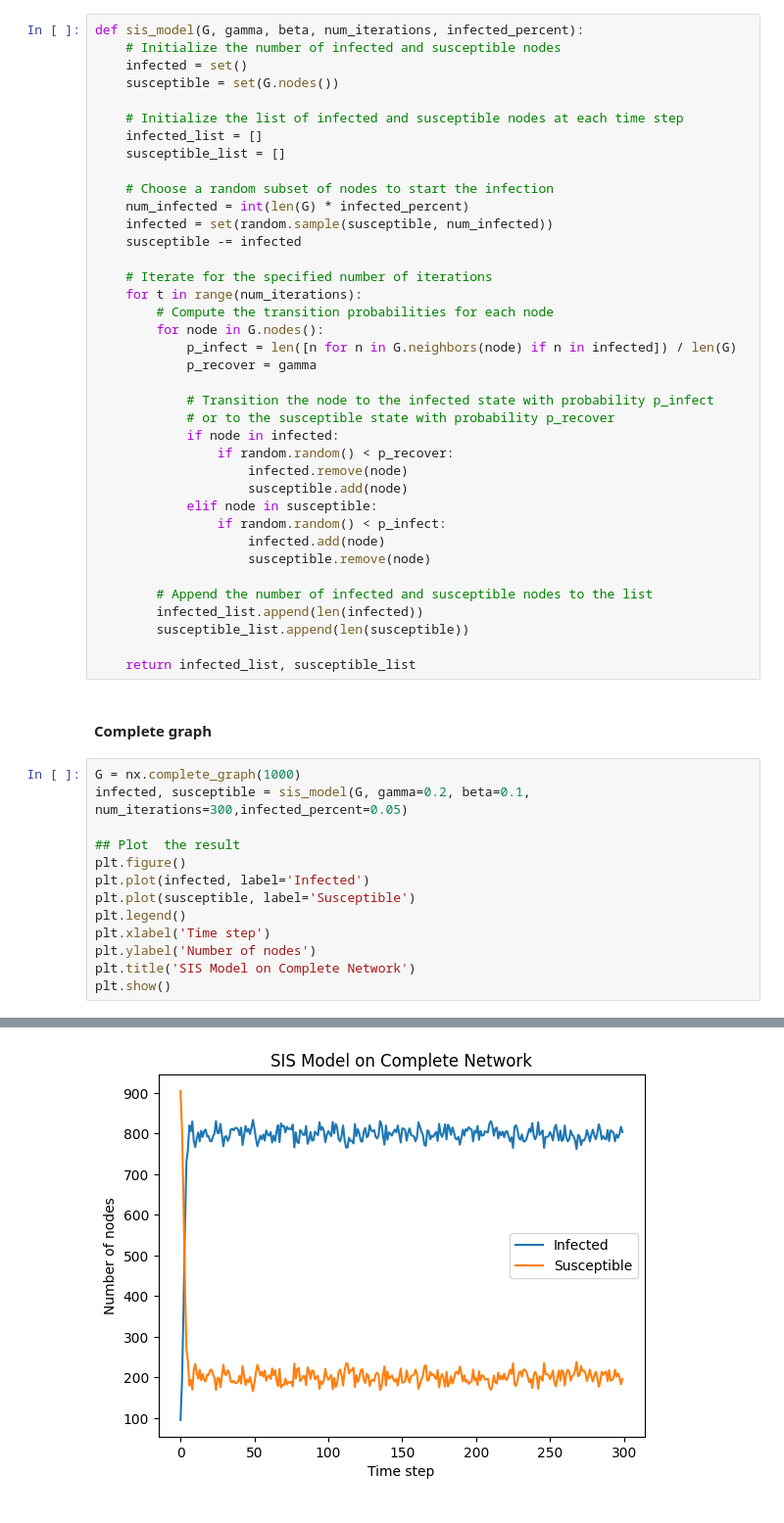
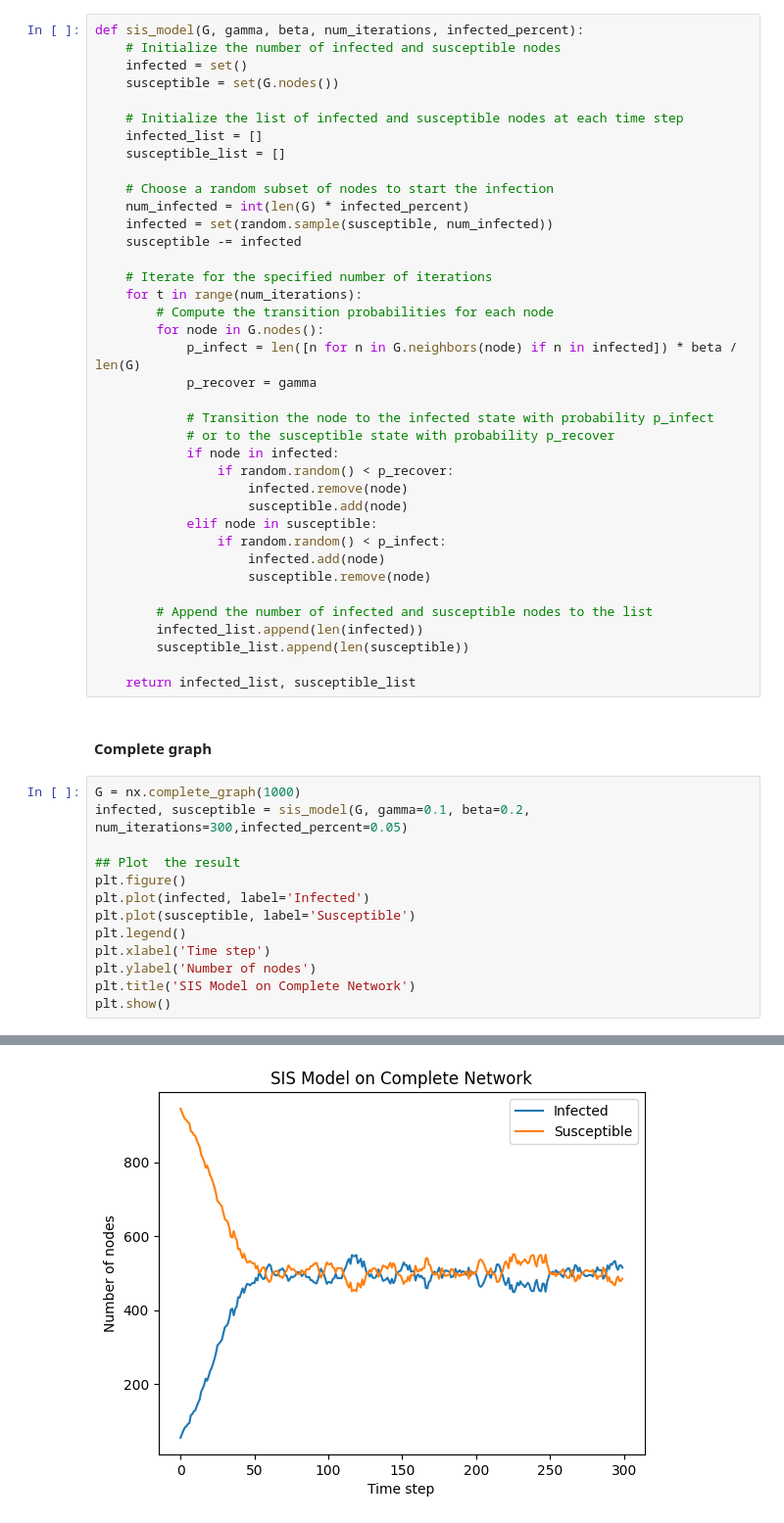
Before and after one commit to hectobreak/CSN7-Epidemic, a Jupyter notebook: src/solution.ipynb, the cells around one changed output, grey strips where cells are left out. Shown: that part at 98% size. Saved outputs shown, nothing was run; the diff lists cells and outputs as text.

Commit message:
fixed beta

```diff
--- a/src/solution.ipynb
+++ b/src/solution.ipynb
@@ -26,7 +26,7 @@ def sis_model(G, gamma, beta, num_iterations, infected_percent):
     for t in range(num_iterations):
         # Compute the transition probabilities for each node
         for node in G.nodes():
-            p_infect = len([n for n in G.neighbors(node) if n in infected]) / len(G)
+            p_infect = len([n for n in G.neighbors(node) if n in infected]) * beta / len(G)
             p_recover = gamma
 
             # Transition the node to the infected state with probability p_infect
@@ -49,18 +49,18 @@ def sis_model(G, gamma, beta, num_iterations, infected_percent):
 #### Complete graph
 # %%
 G = nx.complete_graph(1000)
-infected, susceptible = sis_model(G, gamma=0.2, beta=0.1, num_iterations=300,infected_percent=0.05)
+infected, susceptible = sis_model(G, gamma=0.1, beta=0.2, num_iterations=300,infected_percent=0.05)
 
 ## Plot  the result
 plt.figure()
 plt.plot(infected, label='Infected')
 plt.plot(susceptible, label='Susceptible')
 plt.legend()
 plt.xlabel('Time step')
 plt.ylabel('Number of nodes')
 plt.title('SIS Model on Complete Network')
 plt.show()
 # %% [output]
 since Python 3.9 and will be removed in a subsequent version.
   infected = set(random.sample(susceptible, num_infected))
-[figure, old version]
+[figure, new version]
```
